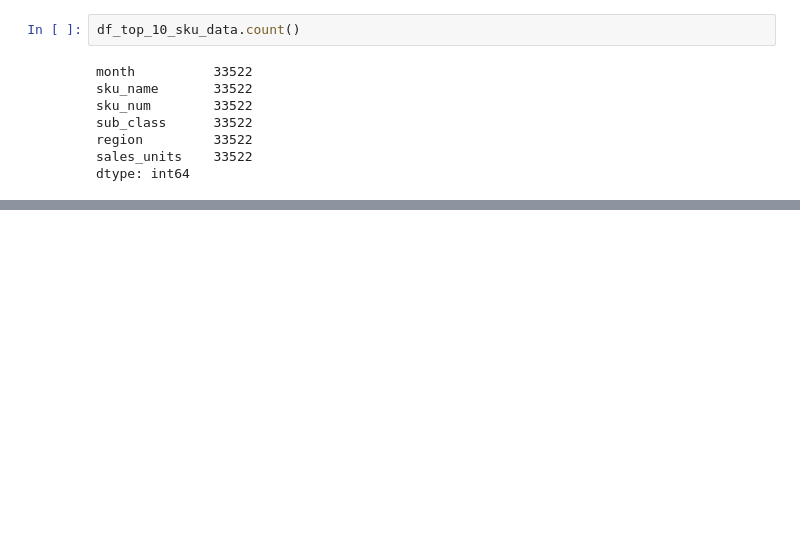
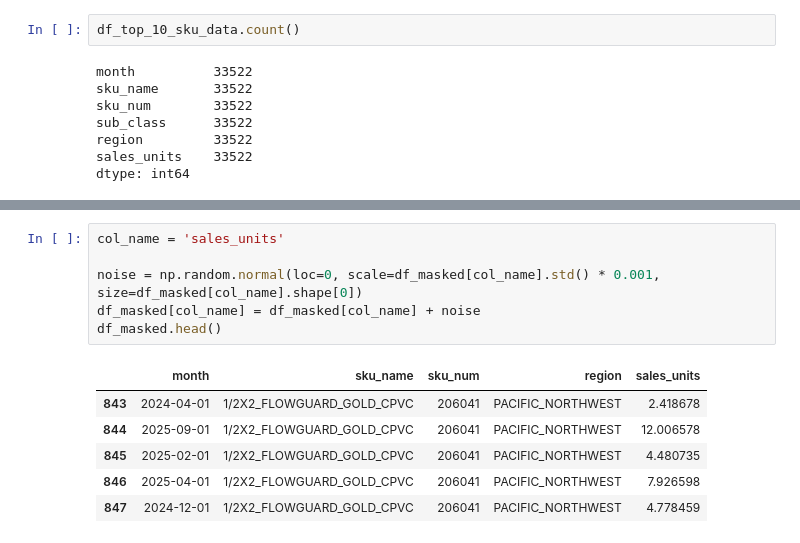
Before and after one commit to Tobywooo/advanced_business_analytics, a Jupyter notebook: sku_level_transform.ipynb, the cells around one changed output, grey strips where cells are left out. Saved outputs shown, nothing was run; the diff lists cells and outputs as text; blank space fills up the shorter version.

```diff
--- a/sku_level_transform.ipynb
+++ b/sku_level_transform.ipynb
@@ -123,0 +137,13 @@ dtype: int64
+# %%
+col_name = 'sales_units'
+
+noise = np.random.normal(loc=0, scale=df_masked[col_name].std() * 0.001, size=df_masked[col_name].shape[0])
+df_masked[col_name] = df_masked[col_name] + noise
+df_masked.head()
+# %% [output]
+|  | month | sku_name | sku_num | region | sales_units |
+| 843 | 2024-04-01 | 1/2X2_FLOWGUARD_GOLD_CPVC | 206041 | PACIFIC_NORTHWEST | 2.418678 |
+| 844 | 2025-09-01 | 1/2X2_FLOWGUARD_GOLD_CPVC | 206041 | PACIFIC_NORTHWEST | 12.006578 |
+| 845 | 2025-02-01 | 1/2X2_FLOWGUARD_GOLD_CPVC | 206041 | PACIFIC_NORTHWEST | 4.480735 |
+| 846 | 2025-04-01 | 1/2X2_FLOWGUARD_GOLD_CPVC | 206041 | PACIFIC_NORTHWEST | 7.926598 |
+| 847 | 2024-12-01 | 1/2X2_FLOWGUARD_GOLD_CPVC | 206041 | PACIFIC_NORTHWEST | 4.778459 |
```
Also changed, not shown: parts of 8 cells of this notebook.
